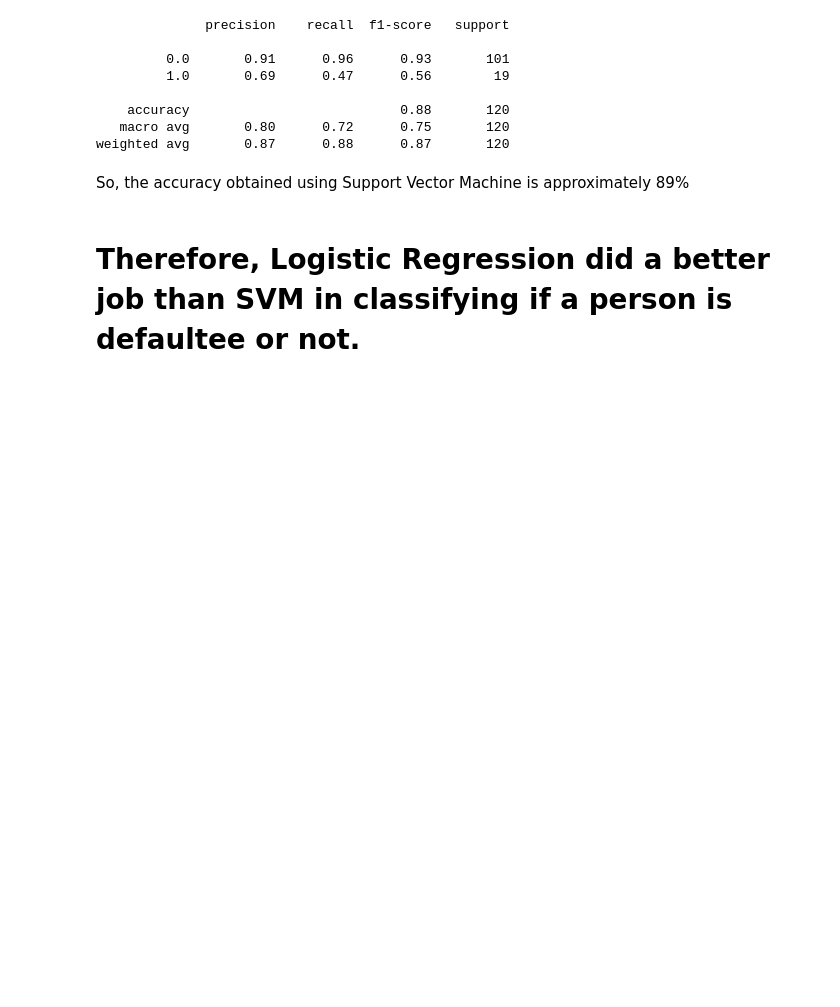
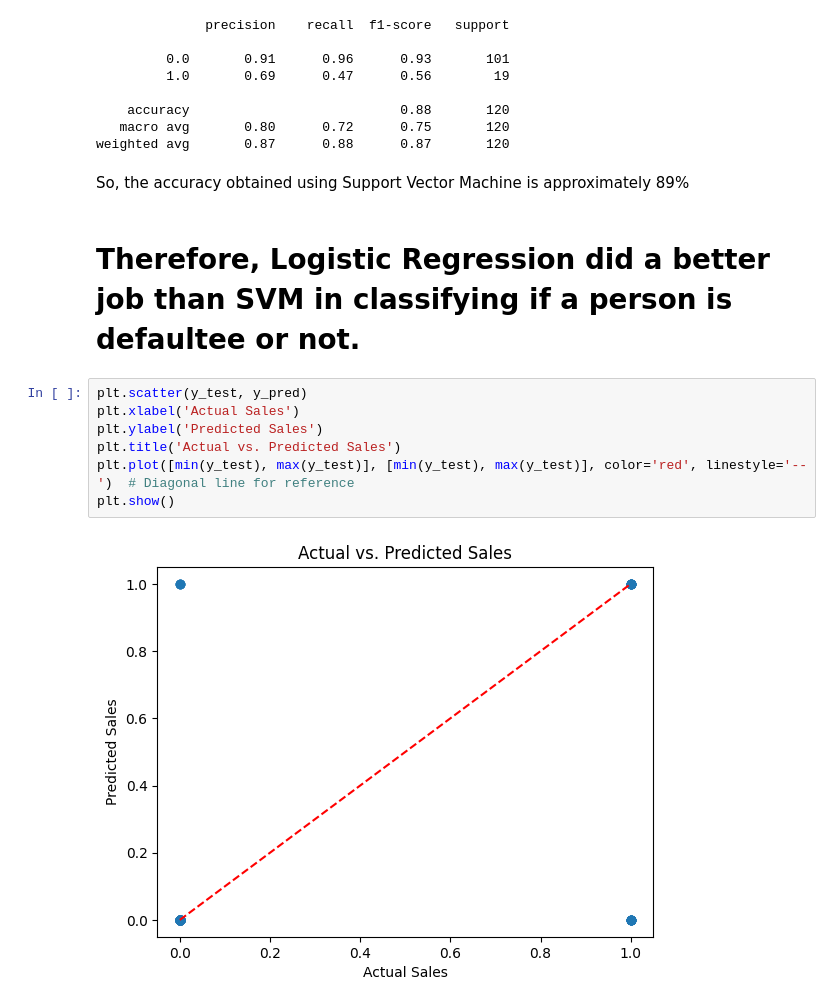
Before and after one commit to Pragna235/ACM-Winter-School-Assignment-1, a Jupyter notebook: Credit_Data_Analysis_Task_2.ipynb, the cells around one changed output. Cells and saved outputs as stored; diff of their text form; blank space fills up the shorter version.

```diff
--- a/Credit_Data_Analysis_Task_2.ipynb
+++ b/Credit_Data_Analysis_Task_2.ipynb
@@ -313,3 +313,12 @@ weighted avg       0.87      0.88      0.87       120
 So, the accuracy obtained using Support Vector Machine is approximately 89%
 # %% [markdown]
 # Therefore, Logistic Regression did a better job than SVM in classifying if a person is defaultee or not.
+# %%
+plt.scatter(y_test, y_pred)
+plt.xlabel('Actual Sales')
+plt.ylabel('Predicted Sales')
+plt.title('Actual vs. Predicted Sales')
+plt.plot([min(y_test), max(y_test)], [min(y_test), max(y_test)], color='red', linestyle='--')  # Diagonal line for reference
+plt.show()
+# %% [output]
+[figure, added]
```
